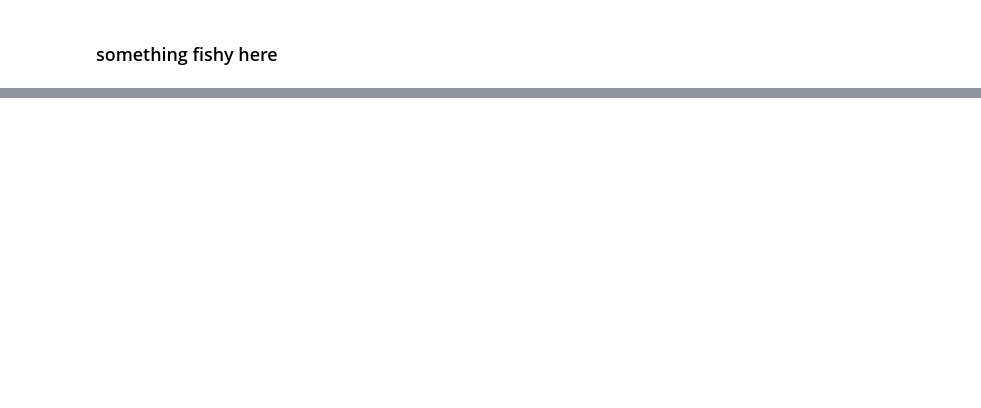
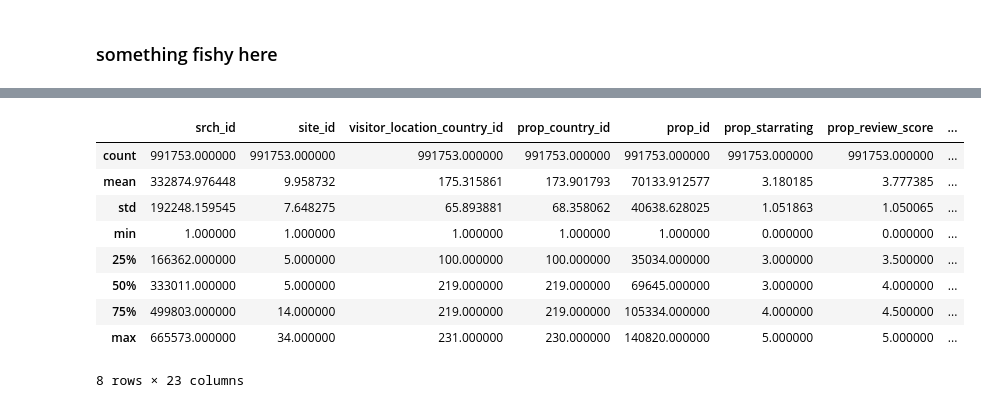
Before and after one commit to silencedsre/Click-Through-Rate, a Jupyter notebook: notebooks/Analysis From Sampled.ipynb, the cells around one changed output, grey strips where cells are left out. Cells and saved outputs as stored; diff of their text form; code cells hidden in the pictures; blank space fills up the shorter version.

```diff
--- a/notebooks/Analysis From Sampled.ipynb
+++ b/notebooks/Analysis From Sampled.ipynb
@@ -299,0 +388,13 @@ array([ 1,  2,  4,  3,  9,  6,  5,  8,  7, 14, 12, 10, 15, 27, 11, 28, 17,
+# %%
+df.describe()
+# %% [output]
+|  | srch_id | site_id | visitor_location_country_id | prop_country_id | prop_id | prop_starrating | prop_review_score | ... |
+| count | 991753.000000 | 991753.000000 | 991753.000000 | 991753.000000 | 991753.000000 | 991753.000000 | 991753.000000 | ... |
+| mean | 332874.976448 | 9.958732 | 175.315861 | 173.901793 | 70133.912577 | 3.180185 | 3.777385 | ... |
+| std | 192248.159545 | 7.648275 | 65.893881 | 68.358062 | 40638.628025 | 1.051863 | 1.050065 | ... |
+| min | 1.000000 | 1.000000 | 1.000000 | 1.000000 | 1.000000 | 0.000000 | 0.000000 | ... |
+| 25% | 166362.000000 | 5.000000 | 100.000000 | 100.000000 | 35034.000000 | 3.000000 | 3.500000 | ... |
+| 50% | 333011.000000 | 5.000000 | 219.000000 | 219.000000 | 69645.000000 | 3.000000 | 4.000000 | ... |
+| 75% | 499803.000000 | 14.000000 | 219.000000 | 219.000000 | 105334.000000 | 4.000000 | 4.500000 | ... |
+| max | 665573.000000 | 34.000000 | 231.000000 | 230.000000 | 140820.000000 | 5.000000 | 5.000000 | ... |
+8 rows × 23 columns
```
Also changed, not shown: parts of 26 cells of this notebook.
